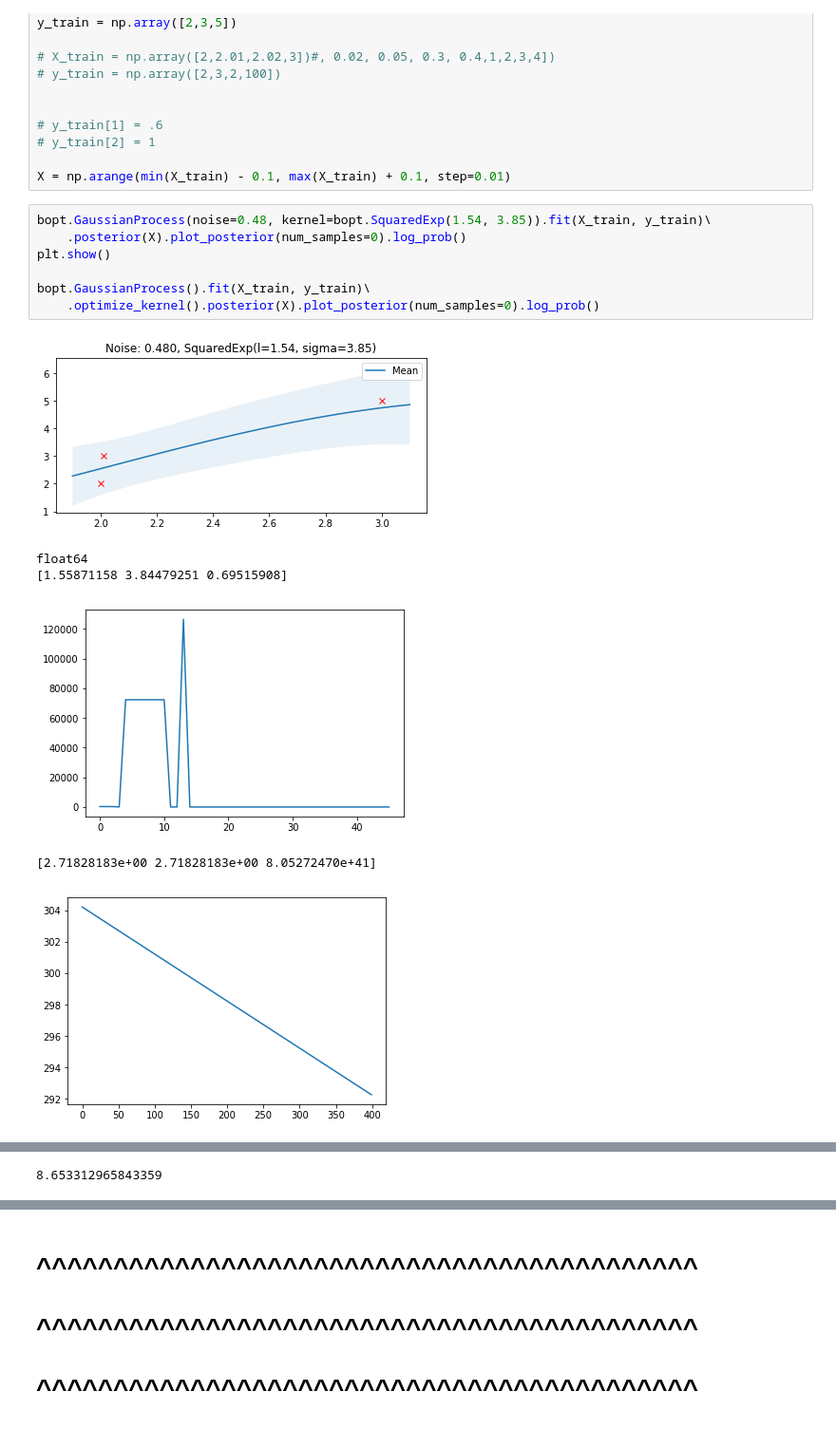
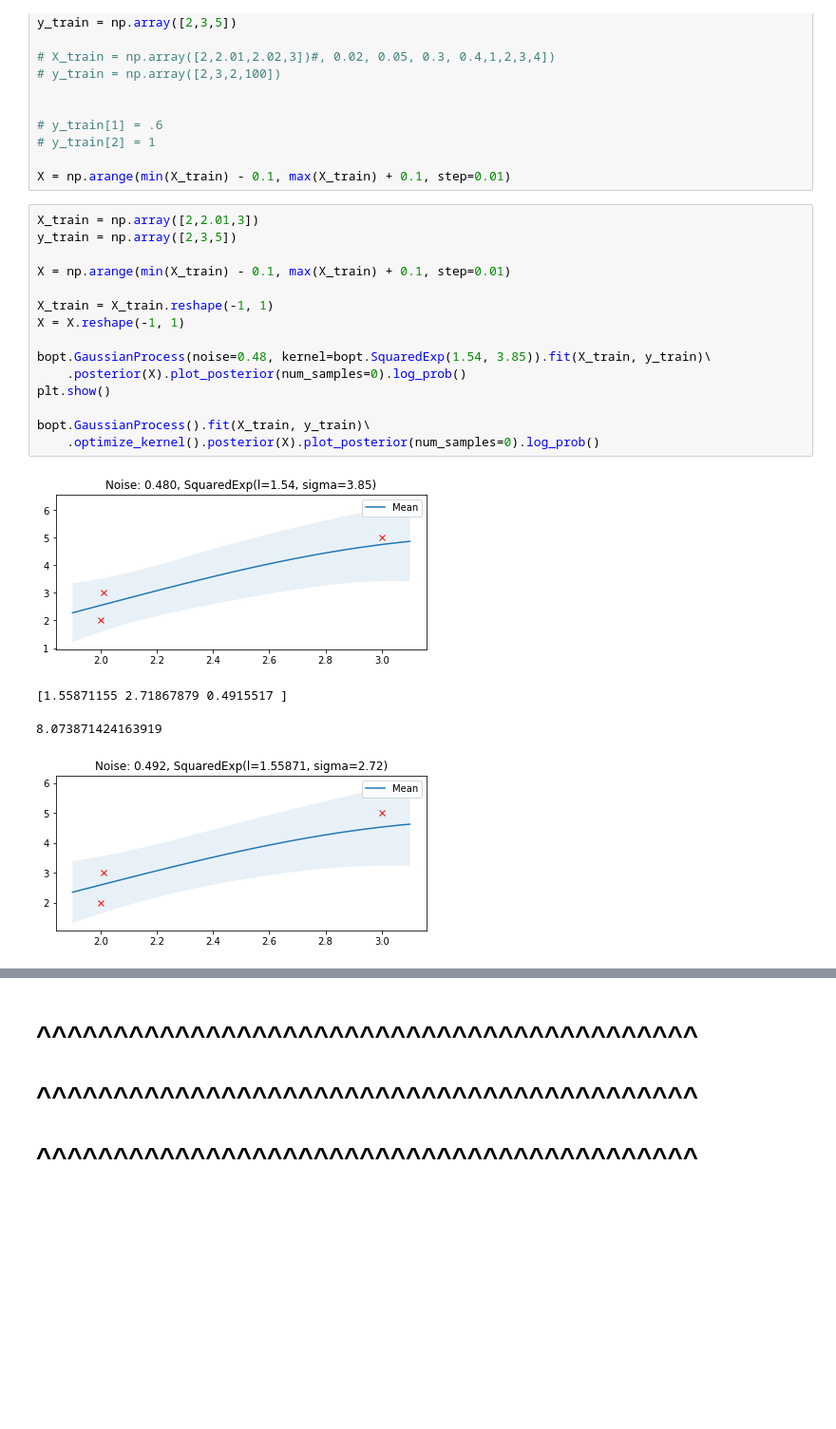
Before and after one commit to darthdeus/bopt, a Jupyter notebook: notebooks/TFP GP.ipynb, the cells around one changed output, grey strips where cells are left out. Shown at 95% size. Saved outputs shown, nothing was run; the diff lists cells and outputs as text; blank space fills up the shorter version.

```diff
--- a/notebooks/TFP GP.ipynb
+++ b/notebooks/TFP GP.ipynb
@@ -140,16 +140,22 @@ y_train = np.array([2,3,5])
 
 X = np.arange(min(X_train) - 0.1, max(X_train) + 0.1, step=0.01)
 # %%
+X_train = np.array([2,2.01,3])
+y_train = np.array([2,3,5])
+
+X = np.arange(min(X_train) - 0.1, max(X_train) + 0.1, step=0.01)
+
+X_train = X_train.reshape(-1, 1)
+X = X.reshape(-1, 1)
+
 bopt.GaussianProcess(noise=0.48, kernel=bopt.SquaredExp(1.54, 3.85)).fit(X_train, y_train)\
     .posterior(X).plot_posterior(num_samples=0).log_prob()
 plt.show()
 
 bopt.GaussianProcess().fit(X_train, y_train)\
     .optimize_kernel().posterior(X).plot_posterior(num_samples=0).log_prob()
 # %% [output]
 [figure]
-float64
-[1.55871158 3.84479251 0.69515908]
+[1.55871155 2.71867879 0.4915517 ]
+8.073871424163919
-[figure, old version]
+[figure, new version]
-[2.71828183e+00 2.71828183e+00 8.05272470e+41]
-[figure, removed]
@@ -157 +161,0 @@ float64
-8.653312965843359
```
Also changed, not shown: parts of 1 cell of this notebook, 8 other files.
